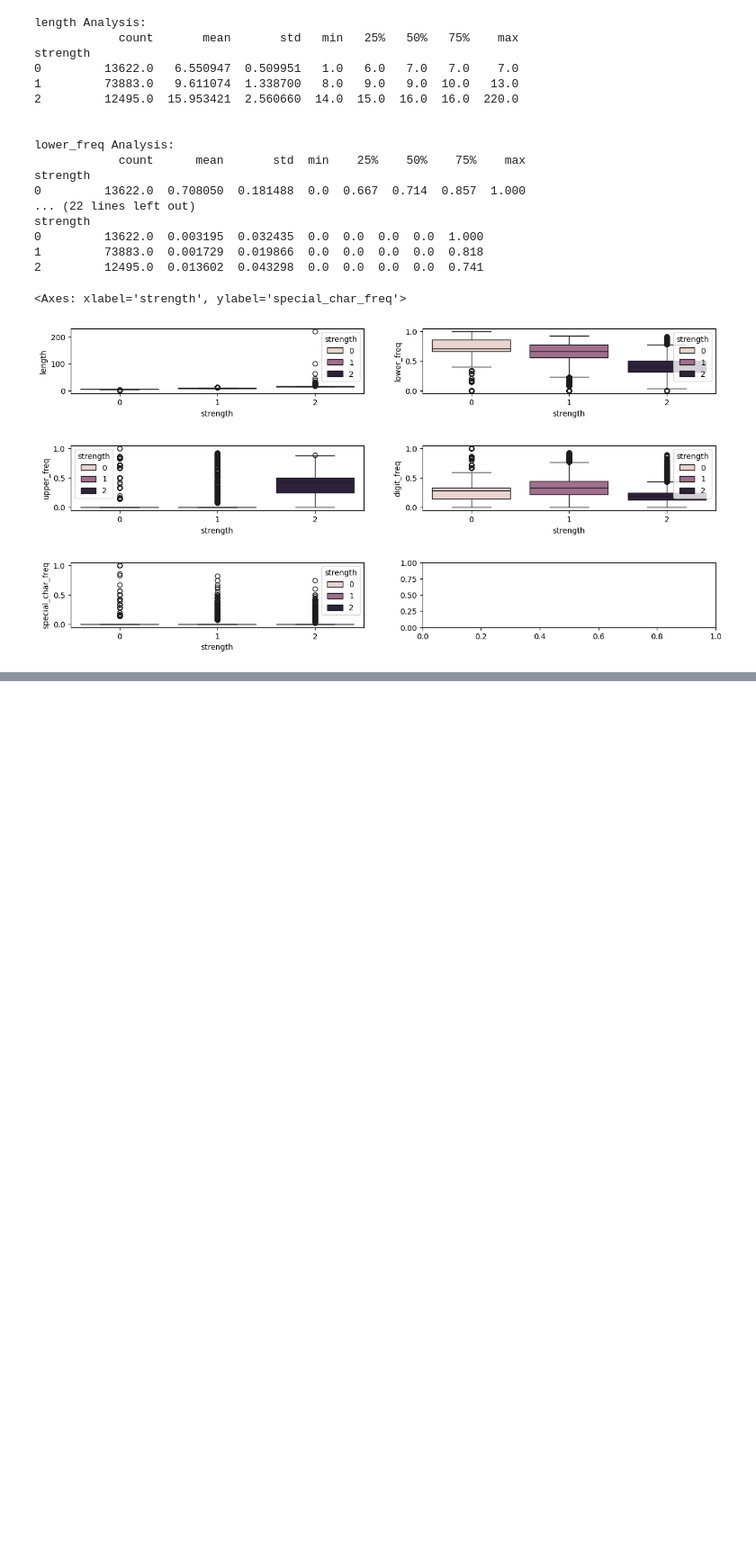
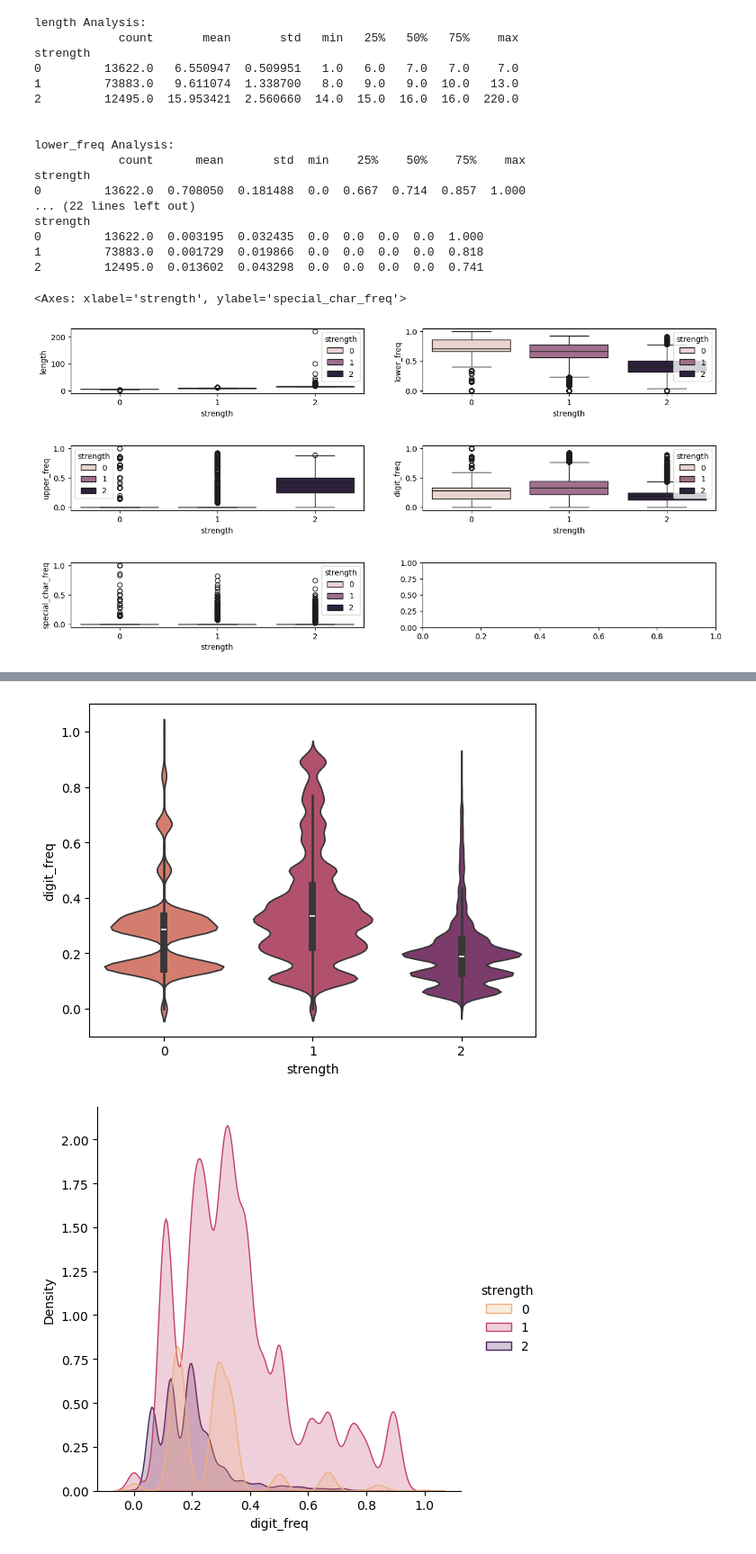
Before and after one commit to MauriPT/predict-pwd-strenght-npl, a Jupyter notebook: main.ipynb, the cells around one changed output, grey strips where cells are left out. Shown at 90% size. Saved outputs shown, nothing was run; the diff lists cells and outputs as text; code cells hidden in the pictures; blank space fills up the shorter version.

```diff
--- a/main.ipynb
+++ b/main.ipynb
@@ -172,0 +216,6 @@ sns.boxplot(x='strength',y='special_char_freq', hue='strength', ax=ax5, data=df)
+# %%
+# Digit frequency
+get_plot_analysis(df,'digit_freq')
+# %% [output]
+[figure, added]
+[figure, added]
```
Also changed, not shown: parts of 7 cells of this notebook.
